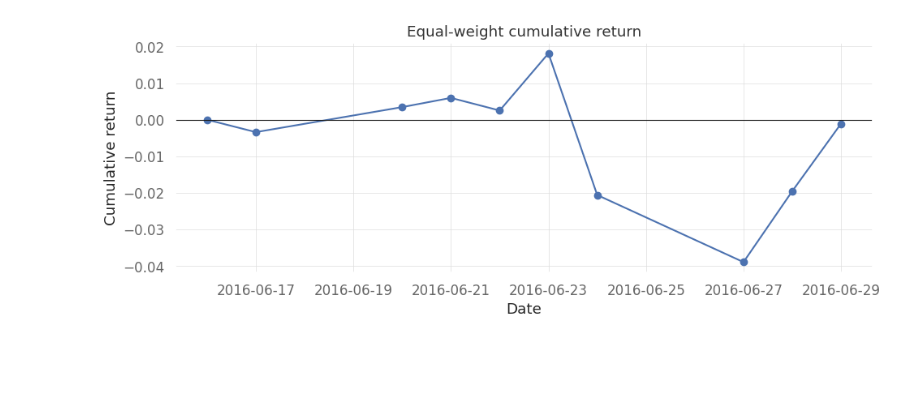
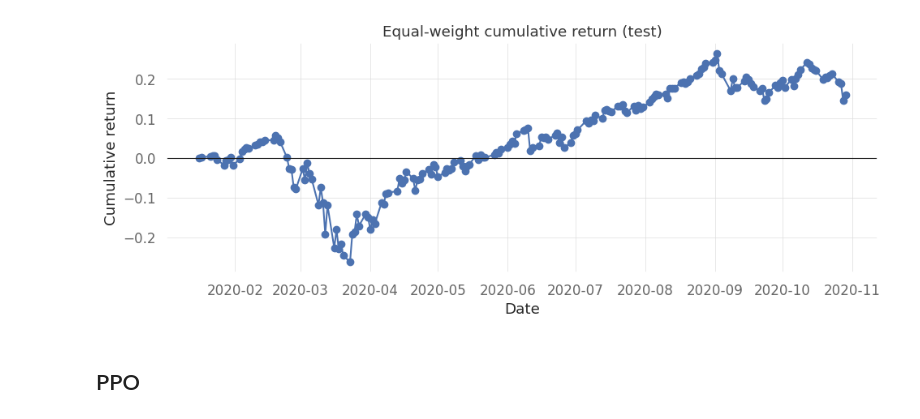
Before and after one commit to sanyam-dev/precog_test, a Jupyter notebook: task3.ipynb, the cells around one changed output. Cells and saved outputs as stored; diff of their text form; code cells hidden in the pictures; blank space fills up the shorter version.

```diff
--- a/task3.ipynb
+++ b/task3.ipynb
@@ -74,0 +35,4 @@ adxr
+# %%
+features = df.copy()
+features = features.reset_index()
+features.info()
@@ -104 +75,14 @@ I first want to check if I am able to connect my dataframe to Fin-RL meta Portfo
+# %%
+FEATURE_LIST = [
+    "close",
+    "volume",
+    "rsi_6",
+    "macd_stad",
+    "macds_stad",
+    "adx_scale",
+    "pvo_stad",
+    "tema_stad",
+    "stochrsi_3",
+    "log-ret_stad",
+]
 # %%
@@ -195,13 +159,14 @@ Performance of Equal Weight Cumulative Return over the training data
 # %%
-# Test on the test env
-test_env = PortfolioOptimizationEnv(
-    df = test,
-    initial_amount = 10000,
-    order_df = True,
+ew_test_env = PortfolioOptimizationEnv(
+    df=test,
+    initial_amount=10000,
+    order_df=True,
     comission_fee_pct=0.001,
     comission_fee_model="trf",
+    features=FEATURE_LIST,
+    return_last_action=True,
+    normalize_df=None,  # type: ignore[arg-type]
 )
 
-
-rewards = equal_weight_portfolio(test_env)
+rewards = equal_weight_portfolio(ew_test_env)
 # %% [output]
@@ -230,14 +180,16 @@ Sharpe ratio: 0.032737729174380066
 # %%
-values = np.asarray(test_env._asset_memory["final"], dtype=float)
-dates = pd.to_datetime(test_env._date_memory)
-cumulative = values / values[0] - 1
+ew_values = np.asarray(ew_test_env._asset_memory["final"], dtype=float)
+ew_dates = pd.to_datetime(ew_test_env._date_memory)
+ew_cumulative = ew_values / ew_values[0] - 1
 plt.figure(figsize=(10, 4))
-plt.plot(dates, cumulative, marker="o")
+plt.plot(ew_dates, ew_cumulative, marker="o")
 plt.axhline(0, color="k", lw=0.8)
-plt.title("Equal-weight cumulative return")
+plt.title("Equal-weight cumulative return (test)")
 plt.xlabel("Date")
 plt.ylabel("Cumulative return")
 plt.tight_layout()
 plt.show()
 # %% [output]
-[figure, old version]
+[figure, new version]
+# %% [markdown]
+## PPO
```
Also changed, not shown: parts of 37 cells of this notebook, 34 other files.
